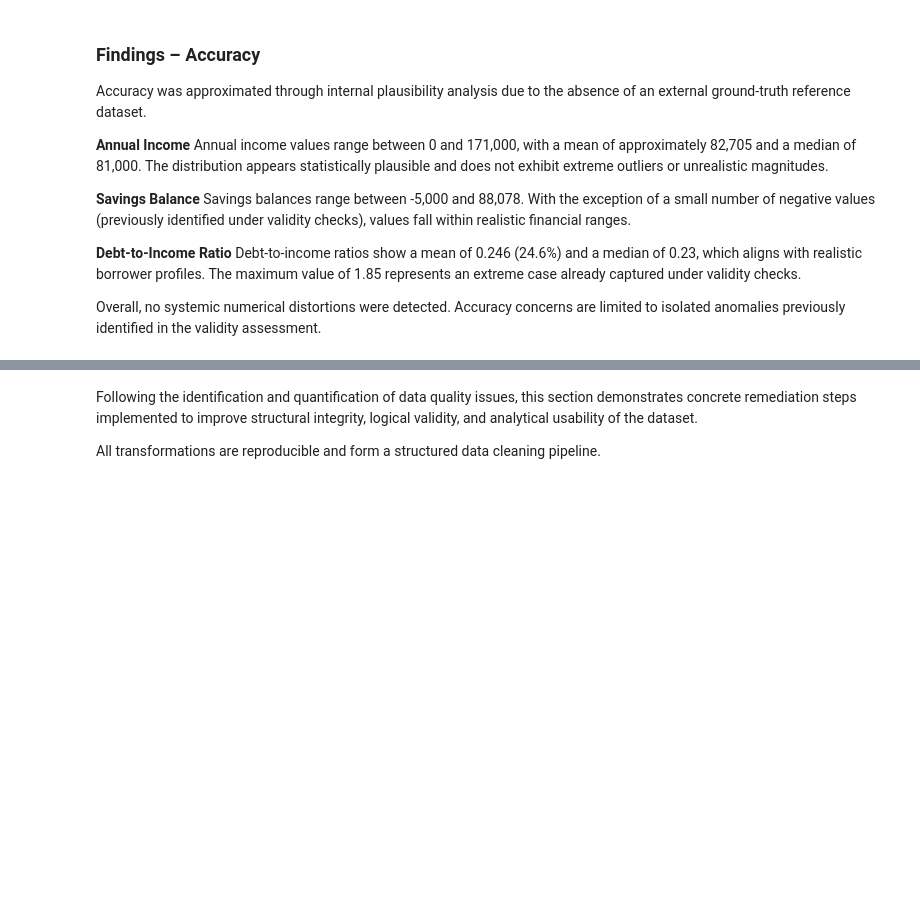
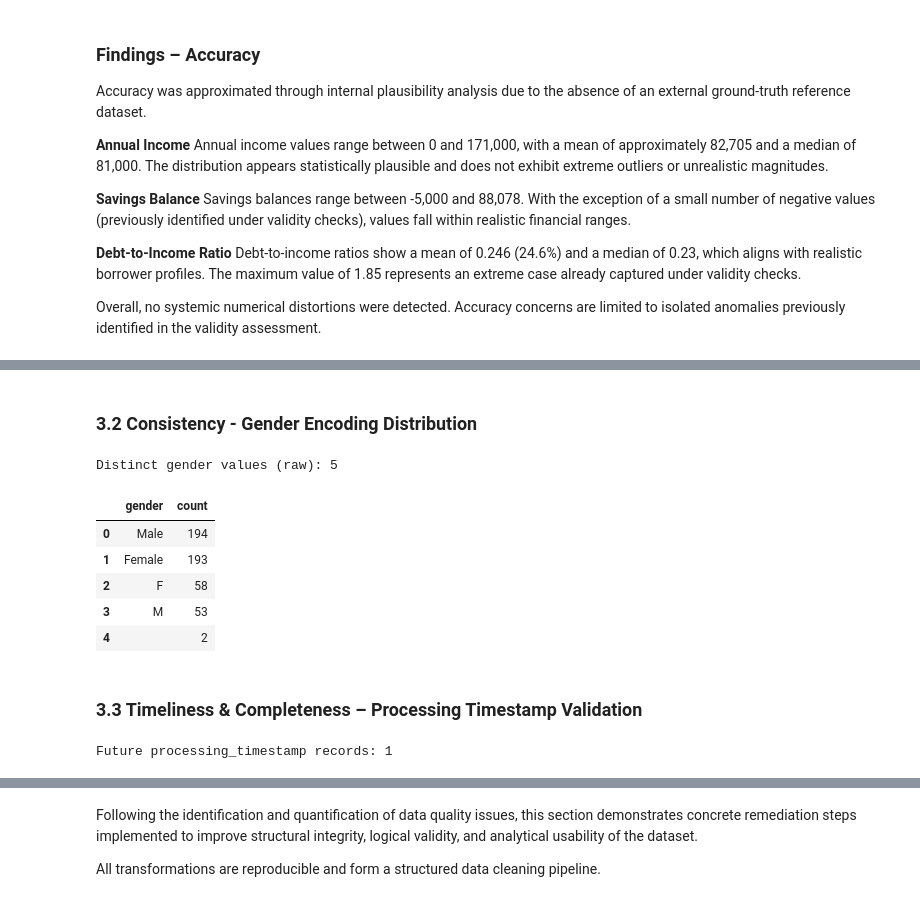
Before and after one commit to rafaelaacastro/dego_project_G4, a Jupyter notebook: notebooks/01-data-quality.ipynb, the cells around one changed output, grey strips where cells are left out. Drawn from its saved outputs; the diff is of its cells as text; code cells hidden in the pictures; blank space fills up the shorter version.

Commit message:
finalize cleaning pipeline and Mongo governance validation

```diff
--- a/notebooks/01-data-quality.ipynb
+++ b/notebooks/01-data-quality.ipynb
@@ -801,0 +822,22 @@ Overall, no systemic numerical distortions were detected. Accuracy concerns are
+# %%
+from pymongo import MongoClient
+import pandas as pd
+
+# Connect
+client = MongoClient("mongodb://localhost:27017/")
+db = client["credit_db"]
+collection = db["credit_applications"]
+
+# 3.1 Uniqueness — Duplicate SSN Detection
+pipeline = [
+    {"$match": {"applicant_info.ssn": {"$exists": True, "$ne": None, "$ne": ""}}},
+    {"$group": {"_id": "$applicant_info.ssn", "count": {"$sum": 1}}},
+    {"$match": {"count": {"$gt": 1}}},
+    {"$sort": {"count": -1}}
+]
+
+dup_ssn = list(collection.aggregate(pipeline))
+
+print("Duplicate SSNs found:", len(dup_ssn))
+if dup_ssn:
+    display(pd.DataFrame(dup_ssn).rename(columns={"_id": "ssn"}).head(10))
@@ -801,0 +849,41 @@ Overall, no systemic numerical distortions were detected. Accuracy concerns are
+# %% [markdown]
+### 3.2 Consistency - Gender Encoding Distribution
+# %%
+pipeline = [
+    {"$group": {"_id": "$applicant_info.gender", "count": {"$sum": 1}}},
+    {"$sort": {"count": -1}}
+]
+
+gender_counts = list(collection.aggregate(pipeline))
+
+print("Distinct gender values (raw):", len(gender_counts))
+if gender_counts:
+    display(pd.DataFrame(gender_counts).rename(columns={"_id": "gender"}))
+# %% [output]
+Distinct gender values (raw): 5
+|  | gender | count |
+| 0 | Male | 194 |
+| 1 | Female | 193 |
+| 2 | F | 58 |
+| 3 | M | 53 |
+| 4 |  | 2 |
+# %% [markdown]
+### 3.3 Timeliness & Completeness – Processing Timestamp Validation
+# %%
+pipeline = [
+    {
+        "$match": {
+            "processing_timestamp": {
+                "$gt": "2026-12-31T23:59:59Z"
+            }
+        }
+    },
+    {"$count": "future_records"}
+]
+
+future_records = list(collection.aggregate(pipeline))
+future_count = future_records[0]["future_records"] if future_records else 0
+
+print("Future processing_timestamp records:", future_count)
+# %% [output]
+Future processing_timestamp records: 1
```
Also changed, not shown: parts of 18 cells of this notebook.
